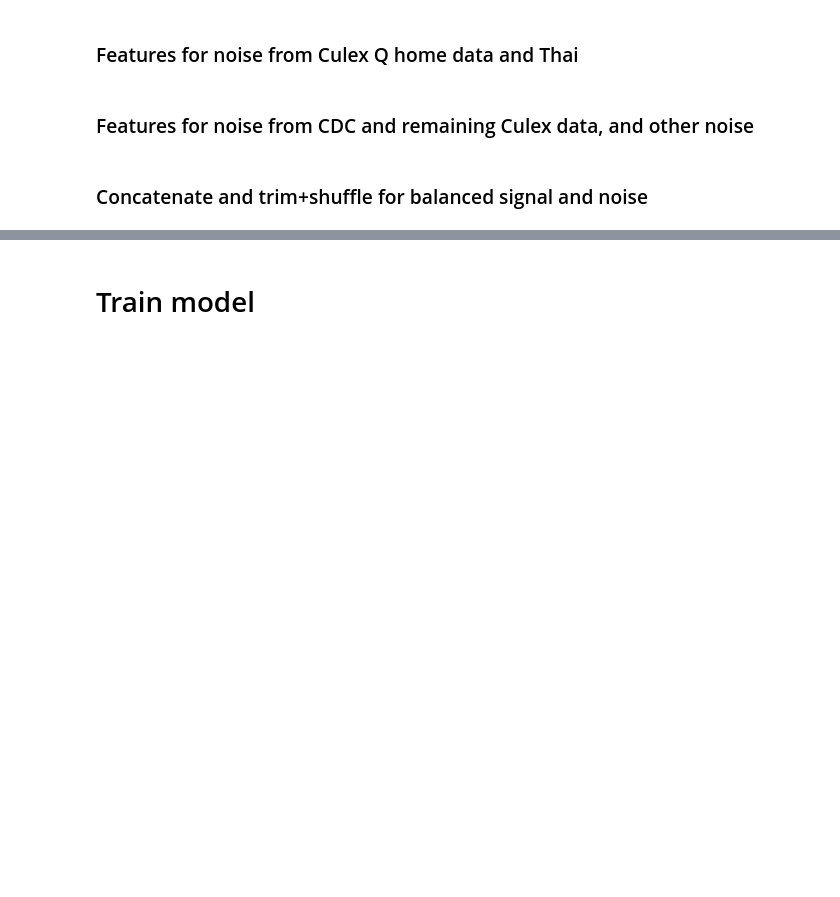
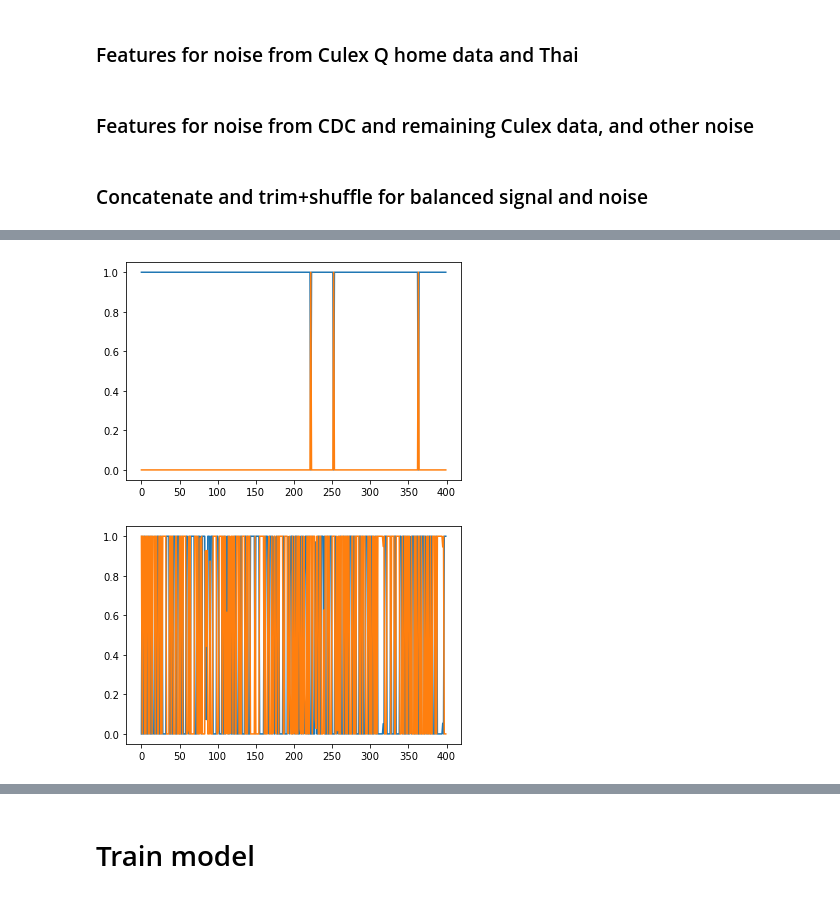
Before and after one commit to HumBug-Mosquito/MozzBNN, a Jupyter notebook: Code/notebooks/detector_testing_full.ipynb, the cells around one changed output, grey strips where cells are left out. Drawn from its saved outputs; the diff is of its cells as text; code cells hidden in the pictures; blank space fills up the shorter version.

```diff
--- a/Code/notebooks/detector_testing_full.ipynb
+++ b/Code/notebooks/detector_testing_full.ipynb
@@ -180,8 +185,8 @@ dav_noise = ['/Experiments/sounds/noise0.wav', '/Experiments/sounds/noise1.wav',
 x_n_add_dav, s_n_add_dav = util.get_wav_for_path(dav_noise, sr=8000)
 # %%
 # Important: need to filter out duplicates. MUST UPDATE df_all
-x_n_Thai, s_n_Thai = util.get_noise_wav_for_df(df_all, ['Thai'], 0.75, 8000, verbose=1)
+x_n_Thai, s_n_Thai = util.get_noise_wav_for_df(df_all, ['Thai'], 0.75, 8000, verbose=0)
 
 # x_n_Thai_July, s_n_Thai_July = get_noise_wav_for_df(df, ['July'], 8000)
-x_n_Culex, s_n_Culex = util.get_noise_wav_for_df(df, ['Culex/sounds/00'], 0.00, 8000, verbose=2)
+x_n_Culex, s_n_Culex = util.get_noise_wav_for_df(df, ['Culex/sounds/00'], 0.00, 8000, verbose=0)
 # %% [output]
@@ -232,12 +235,20 @@ ipd.Audio(x_s_te[20], rate = 8000)
 # %%
-X_s_tr = util.get_feat(x_s_tr, sr=8000)
-X_s_te = util.get_feat(x_s_te, sr=8000)
-X_n_tr = util.get_feat(x_n_tr, sr=8000)
+X_s_tr = util.get_feat(x_s_tr, sr=8000, feat_type='log-mel', flatten=False)
+X_s_tr_CNN = util.reshape_feat(X_s_tr, win_size=20, step_size=20)
+
+X_s_te = util.get_feat(x_s_te, sr=8000, feat_type='log-mel', flatten=False)
+X_s_te_CNN = util.reshape_feat(X_s_te, win_size=20, step_size=20 )
+
+X_n_tr = util.get_feat(x_n_tr, sr=8000, feat_type='log-mel', flatten=False)
+X_n_tr_CNN = util.reshape_feat(X_n_tr, win_size=20, step_size=20 )
 # %% [markdown]
 ### Features for noise from Culex Q home data and Thai
 # %%
-X_n_Thai = util.get_feat(x_n_Thai, sr=8000)
-X_n_Culex = util.get_feat(x_n_Culex, sr=8000)
+X_n_Thai = util.get_feat(x_n_Thai, sr=8000, feat_type='log-mel', flatten=False)
+X_n_Thai_CNN = util.reshape_feat(X_n_Thai, win_size=20, step_size=20)
+
+X_n_Culex = util.get_feat(x_n_Culex, sr=8000, feat_type='log-mel', flatten=False)
+X_n_Culex_CNN = util.reshape_feat(X_n_Culex, win_size=20, step_size=20)
 # %% [markdown]
 ### Features for noise from CDC and remaining Culex data, and other noise
 # %%
@@ -245,5 +257,8 @@ X_n_add_Culex = util.get_feat(x_n_add_Culex, sr=8000)
 # %%
-X_n_add_CDC = util.get_feat(x_n_add_CDC, sr=8000)
-X_n_add_dav = util.get_feat(x_n_add_dav, sr=8000)
+X_n_add_CDC = util.get_feat(x_n_add_CDC, sr=8000, feat_type='log-mel', flatten=False)
+X_n_add_CDC_CNN = util.reshape_feat(X_n_add_CDC, win_size=20, step_size=20)
+
+X_n_add_dav = util.get_feat(x_n_add_dav, sr=8000, feat_type='log-mel', flatten=False)
+X_n_add_dav_CNN = util.reshape_feat(X_n_add_dav, win_size=20, step_size=20)
 # %% [markdown]
 ### Concatenate and trim+shuffle for balanced signal and noise
@@ -249,0 +365,8 @@ X_n_add_dav = util.get_feat(x_n_add_dav, sr=8000)
+# %%
+plt.plot(model.predict_proba(X_test[:400]))
+plt.show()
+plt.plot(model.predict_proba(X_test_tf[:400]))
+plt.show()
+# %% [output]
+[figure, added]
+[figure, added]
```
Also changed, not shown: parts of 35 cells of this notebook.
